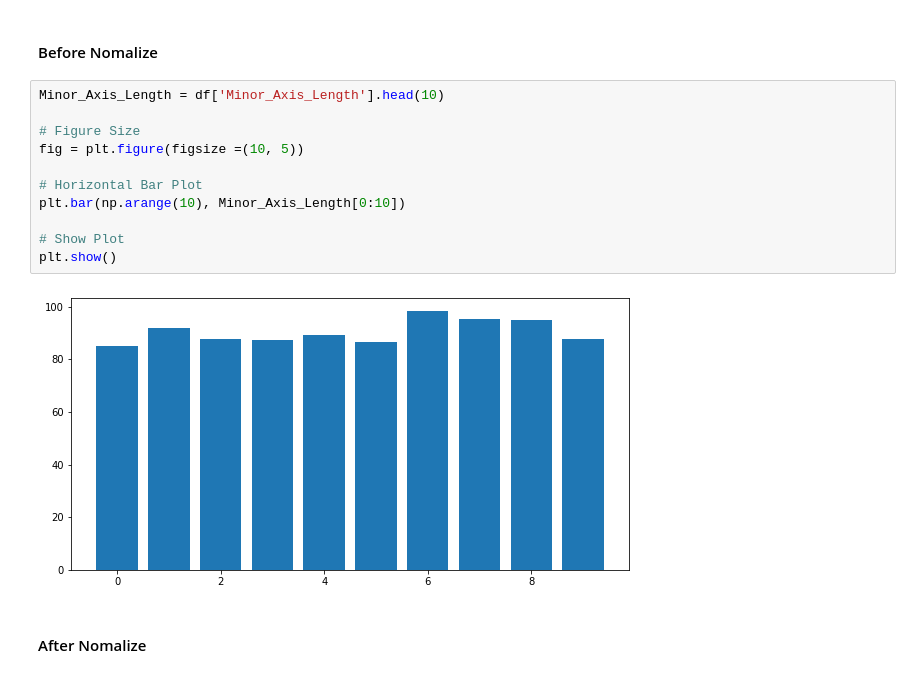
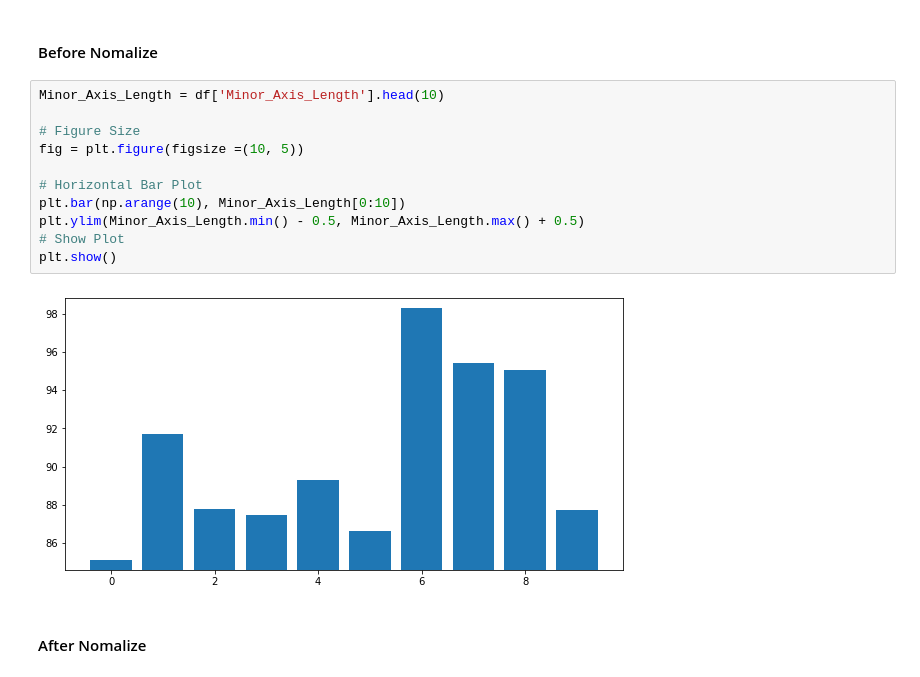
Before and after one commit to AmirrezaRahimi/KNN--Data-analysis-, a Jupyter notebook: Rice_Type.ipynb, the cells around one changed output. Drawn from its saved outputs; the diff is of its cells as text.

```diff
--- a/Rice_Type.ipynb
+++ b/Rice_Type.ipynb
@@ -364,16 +360,16 @@ plt.show()
 # %%
 Minor_Axis_Length = df['Minor_Axis_Length'].head(10)
 
 # Figure Size
 fig = plt.figure(figsize =(10, 5))
 
 # Horizontal Bar Plot
 plt.bar(np.arange(10), Minor_Axis_Length[0:10])
-
+plt.ylim(Minor_Axis_Length.min() - 0.5, Minor_Axis_Length.max() + 0.5)
 # Show Plot
 plt.show()
 # %% [output]
-[figure, old version]
+[figure, new version]
 # %% [markdown]
 #### After Nomalize
 # %%
```
Also changed, not shown: parts of 8 cells of this notebook.
